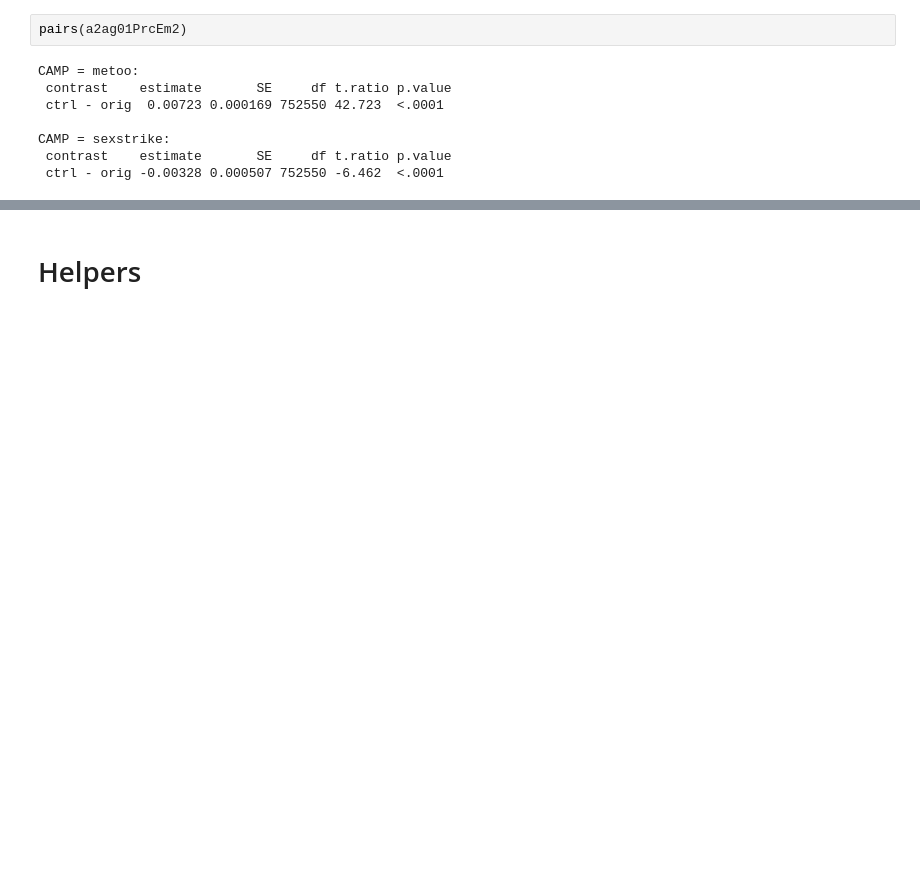
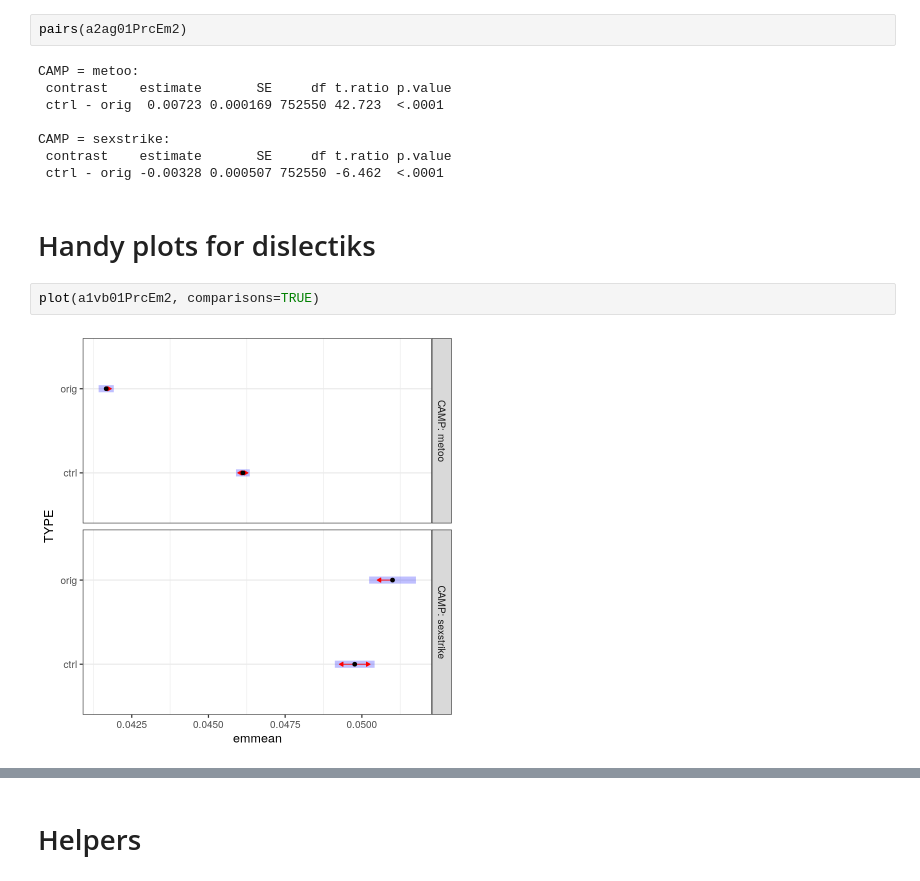
Before and after one commit to deepsensemaking/gdsm, a Jupyter notebook: t1006_output_eR__002_aov_4__unstacked.ipynb, the cells around one changed output, grey strips where cells are left out. Saved outputs shown, nothing was run; the diff lists cells and outputs as text; blank space fills up the shorter version.

Commit message:
OK added emmeans plots with comparison

```diff
--- a/t1006_output_eR__002_aov_4__unstacked.ipynb
+++ b/t1006_output_eR__002_aov_4__unstacked.ipynb
@@ -359,3 +359,9 @@ CAMP = metoo:
 CAMP = sexstrike:
  contrast    estimate       SE     df t.ratio p.value
  ctrl - orig -0.00328 0.000507 752550 -6.462  <.0001
+# %% [markdown]
+# Handy plots for dislectiks
+# %%
+plot(a1vb01PrcEm2, comparisons=TRUE)
+# %% [output]
+[figure, added]
```
Also changed, not shown: parts of 1 cell of this notebook.
